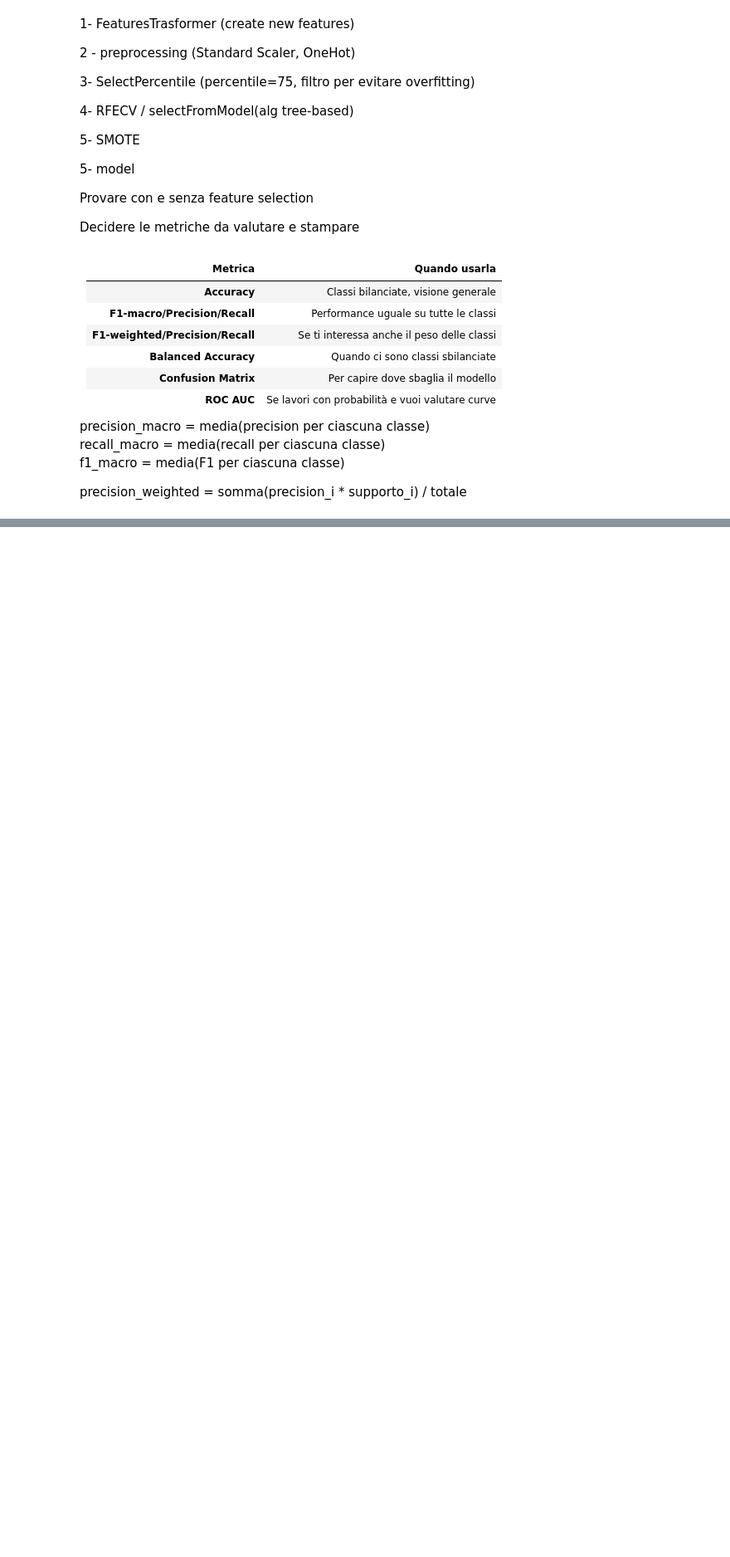
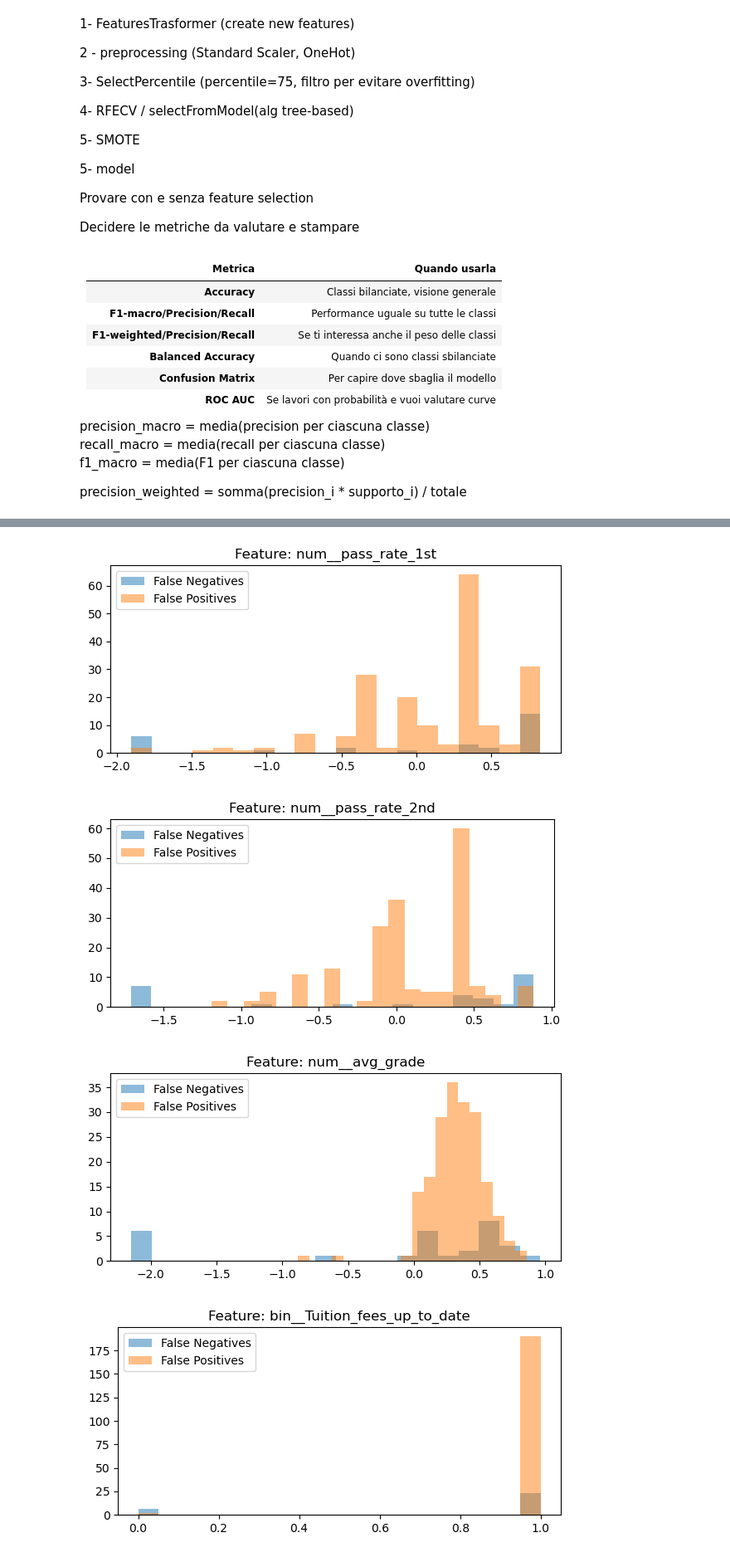
Before and after one commit to martiFabia/DMML_project, a Jupyter notebook: notebook/main-multi-label.ipynb, the cells around one changed output, grey strips where cells are left out. Shown at 83% size. Drawn from its saved outputs; the diff is of its cells as text; code cells hidden in the pictures; blank space fills up the shorter version.

```diff
--- a/notebook/main-multi-label.ipynb
+++ b/notebook/main-multi-label.ipynb
@@ -1194,0 +391,32 @@ Classification report for RandomForest (tuned) (best estimator):
+# %%
+# Predizioni finali dal tuo modello Random Forest
+y_pred = rf_pipeline.predict(X_test)
+
+
+# Crea un DataFrame con predizioni e vero target
+df_eval = pd.DataFrame({
+    'y_true': y_test,
+    'y_pred': y_pred
+})
+
+# Aggiungi l'input pre-elaborato per SHAP
+df_shap = X_shap.copy()
+df_shap['y_true'] = y_test
+df_shap['y_pred'] = y_pred
+
+# Falsi negativi: erano Enrolled ma classificati come altro
+false_negatives = df_shap[(df_shap['y_true'] == 1) & (df_shap['y_pred'] != 1)]
+
+# Falsi positivi: classificati come Enrolled ma non lo sono
+false_positives = df_shap[(df_shap['y_true'] != 1) & (df_shap['y_pred'] == 1)]
+
+print(f"False Negatives (Enrolled not predicted): {false_negatives.shape[0]}")
+print(f"False Positives (Wrongly predicted as Enrolled): {false_positives.shape[0]}")
+
+# Analisi media delle feature nei falsi negativi
+print("\n🔵 False Negatives (Enrolled ma classificati come altro):")
+print(false_negatives.drop(columns=['y_true', 'y_pred']).mean().sort_values(ascending=False).head(10))
+
+# Analisi media delle feature nei falsi positivi
+print("\n🔴 False Positives (Non-Enrolled classificati come Enrolled):")
+print(false_positives.drop(columns=['y_true', 'y_pred']).mean().sort_values(ascending=False).head(10))
@@ -1194,0 +447,18 @@ Classification report for RandomForest (tuned) (best estimator):
+# %%
+import matplotlib.pyplot as plt
+
+features_to_plot = ['num__pass_rate_1st', 'num__pass_rate_2nd', 'num__avg_grade', 'bin__Tuition_fees_up_to_date']
+
+for feat in features_to_plot:
+    plt.figure(figsize=(6, 3))
+    plt.hist(false_negatives[feat], bins=20, alpha=0.5, label='False Negatives')
+    plt.hist(false_positives[feat], bins=20, alpha=0.5, label='False Positives')
+    plt.title(f"Feature: {feat}")
+    plt.legend()
+    plt.tight_layout()
+    plt.show()
+# %% [output]
+[figure, added]
+[figure, added]
+[figure, added]
+[figure, added]
```
Also changed, not shown: parts of 43 cells of this notebook, 18 other files.
